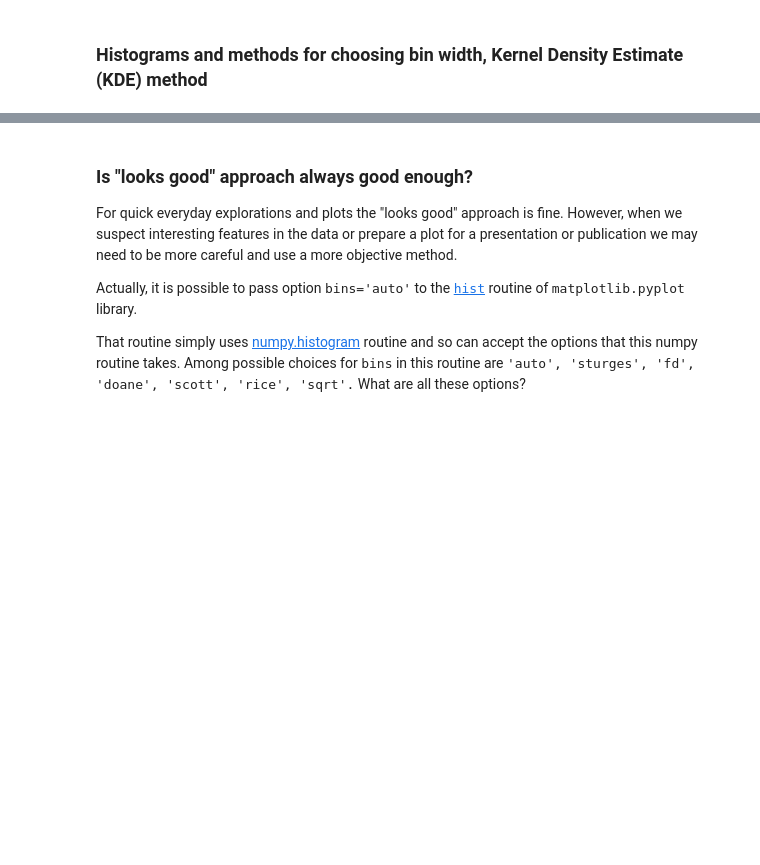
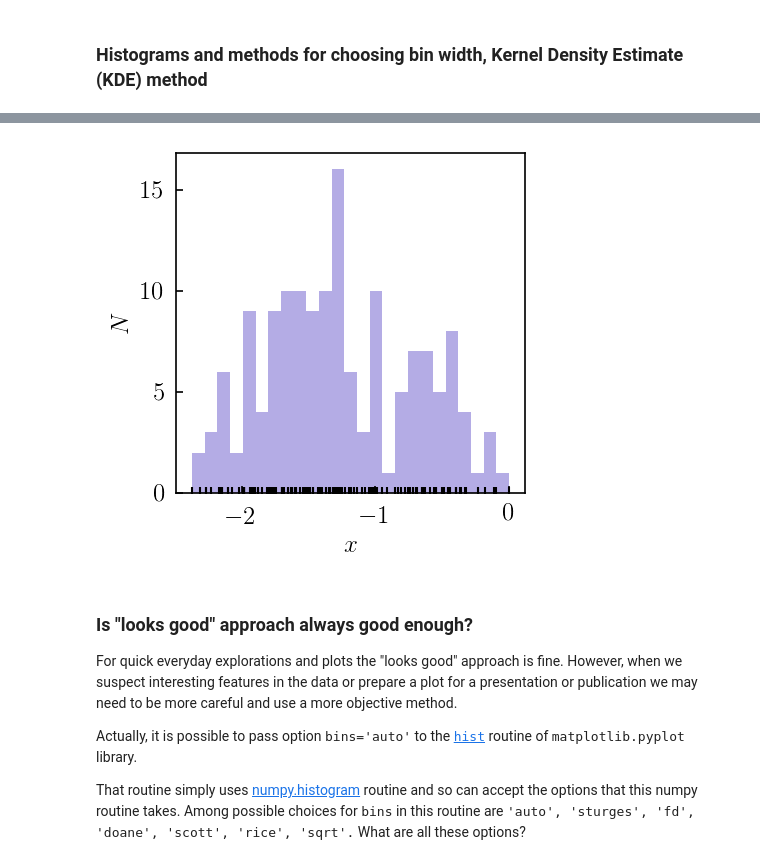
Before and after one commit to a-kravtsov/a211w20, a Jupyter notebook: 04_histograms.ipynb, the cells around one changed output, grey strips where cells are left out. Cells and saved outputs as stored; diff of their text form; code cells hidden in the pictures; blank space fills up the shorter version.

Commit message:
a small fix in 04_histograms, added hw03_background_sdss with SDSS survey info.

```diff
--- a/04_histograms.ipynb
+++ b/04_histograms.ipynb
@@ -29,3 +43,11 @@ Here is, for example, a very influential histogram of globular cluster metallici
+# %%
+ZGCs = np.loadtxt('data/gcz.dat', usecols=(1), unpack=True)
+# %%
+from codes.plot_utils import plot_histogram
+
+nbins = plot_histogram(ZGCs, xlabel='$x$', ylabel='$N$', tickmarks=True, bins=25)
+# %% [output]
+[figure, added]
 # %% [markdown]
 ### Is "looks good" approach always good enough?
 
```
Also changed, not shown: parts of 5 cells of this notebook, 3 other files.
